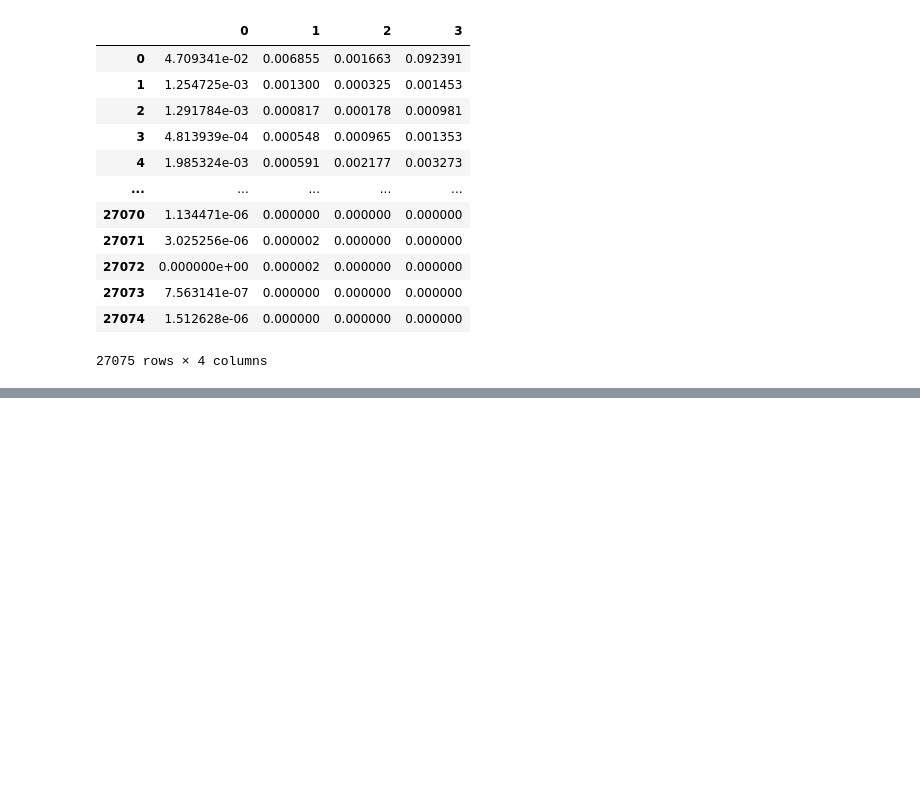
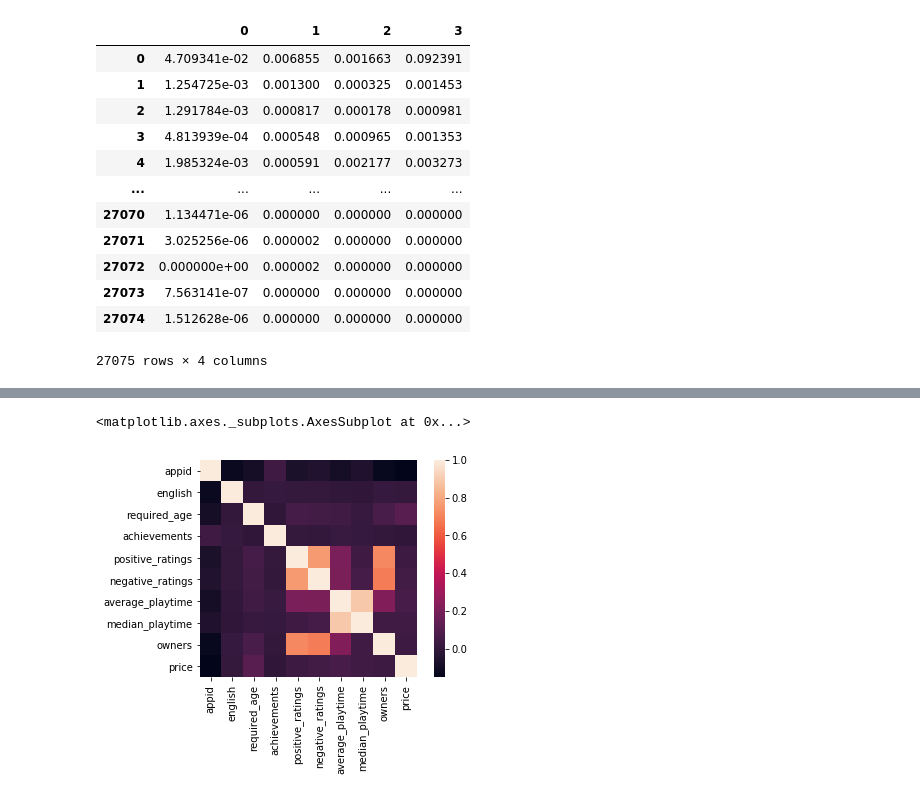
Before and after one commit to dquan101/ProyectoFinal_DW, a Jupyter notebook: Untitled.ipynb, the cells around one changed output, grey strips where cells are left out. Drawn from its saved outputs; the diff is of its cells as text; code cells hidden in the pictures; blank space fills up the shorter version.

```diff
--- a/Untitled.ipynb
+++ b/Untitled.ipynb
@@ -159,0 +246,6 @@ scaled
+# %%
+new_steam_corr = new_steam.corr()
+sns.heatmap(new_steam_corr, square=True)
+# %% [output]
+<matplotlib.axes._subplots.AxesSubplot at 0x...>
+[figure, added]
```
Also changed, not shown: parts of 14 cells of this notebook.
